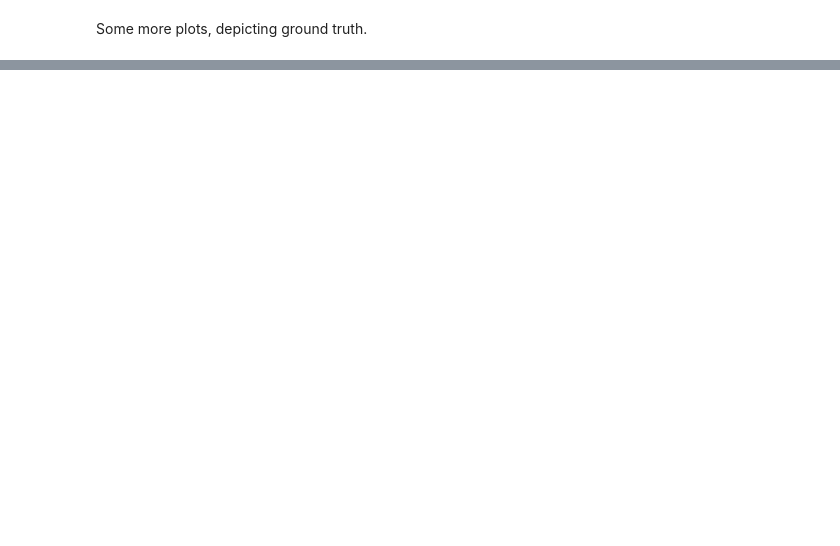
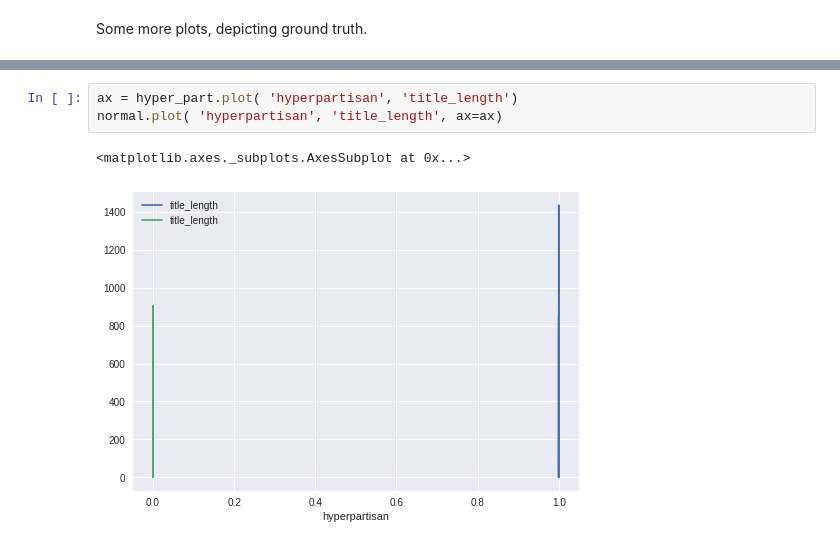
Before and after one commit to virresh/hyperpartisan-semeval19-task4, a Jupyter notebook: Data Visualisation.ipynb, the cells around one changed output, grey strips where cells are left out. Drawn from its saved outputs; the diff is of its cells as text; blank space fills up the shorter version.

```diff
--- a/Data Visualisation.ipynb
+++ b/Data Visualisation.ipynb
@@ -94,0 +112,6 @@ See the caveats in the documentation: http://pandas.pydata.org/pandas-docs/stabl
+# %%
+ax = hyper_part.plot( 'hyperpartisan', 'title_length')
+normal.plot( 'hyperpartisan', 'title_length', ax=ax)
+# %% [output]
+<matplotlib.axes._subplots.AxesSubplot at 0x...>
+[figure, added]
```
Also changed, not shown: parts of 7 cells of this notebook, 7 other files.
